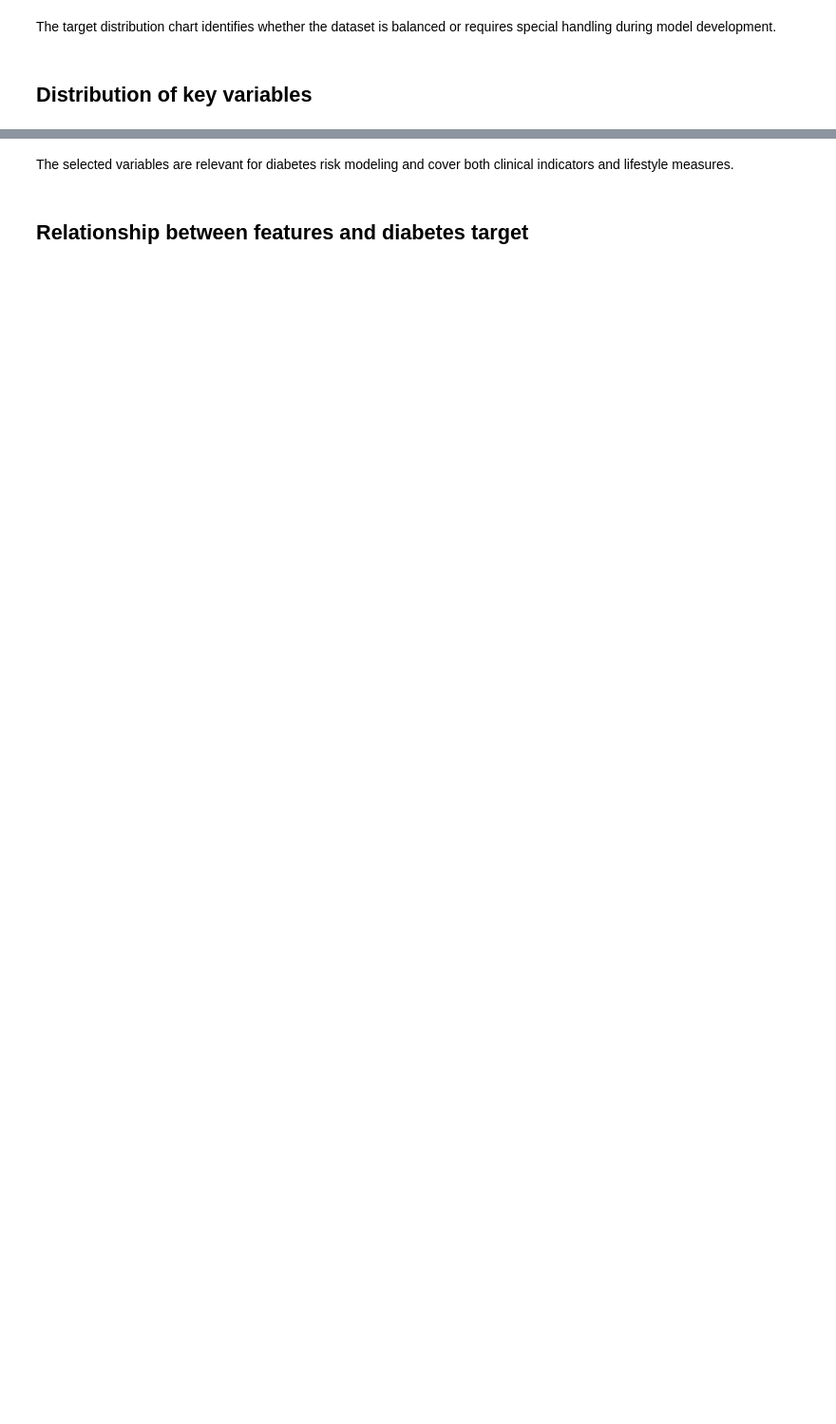
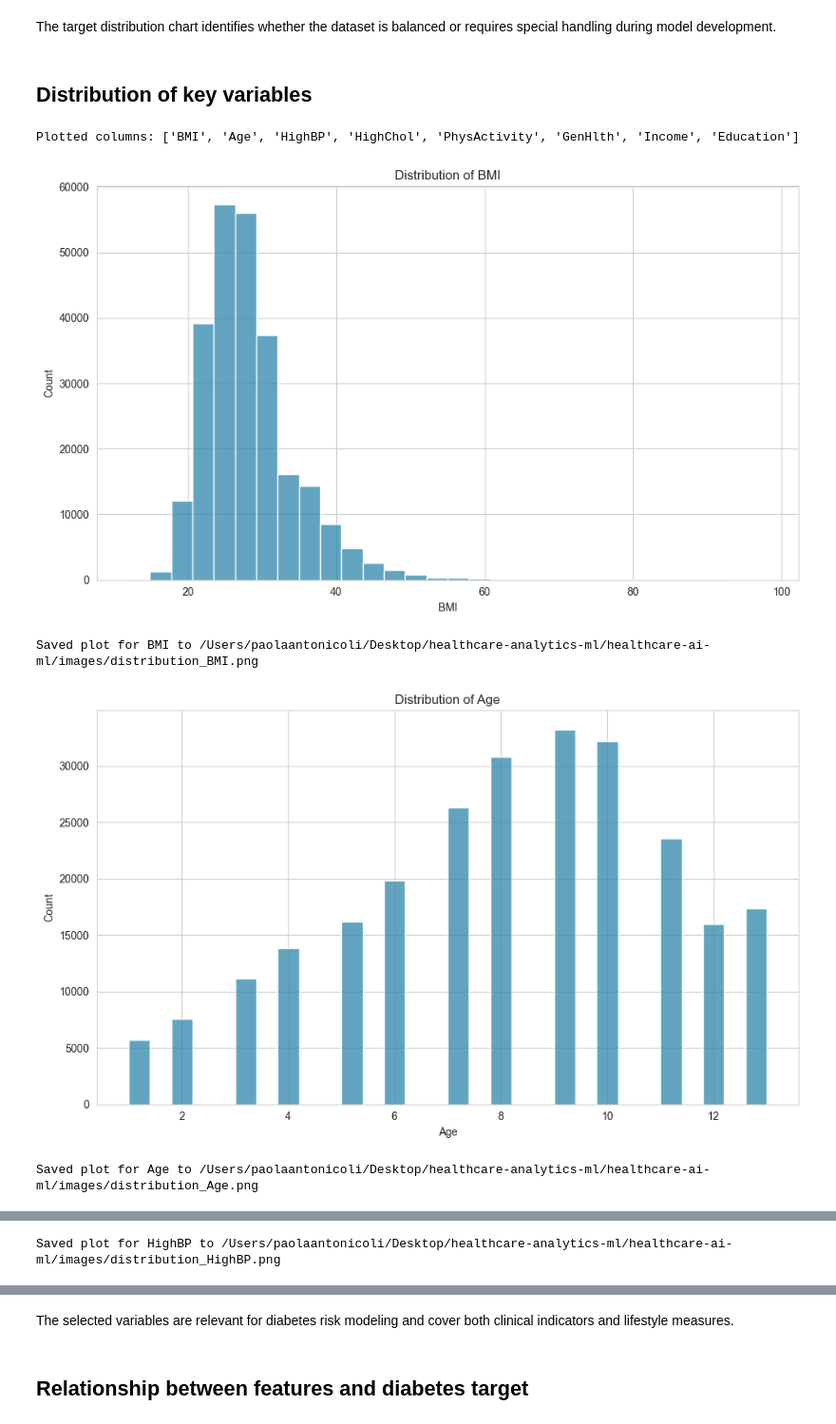
Before and after one commit to paola12antonicoli/diabetes-risk-prediction, a Jupyter notebook: healthcare-ai-ml/notebooks/02_eda.ipynb, the cells around one changed output, grey strips where cells are left out. Shown: that part at 95% size. Saved outputs shown, nothing was run; the diff lists cells and outputs as text; code cells hidden in the pictures; blank space fills up the shorter version.

```diff
--- a/healthcare-ai-ml/notebooks/02_eda.ipynb
+++ b/healthcare-ai-ml/notebooks/02_eda.ipynb
@@ -73,20 +107,26 @@ The target distribution chart identifies whether the dataset is balanced or requ
 # %%
 key_columns = ['BMI', 'Age', 'HighBP', 'HighChol', 'PhysActivity', 'GenHlth', 'Income', 'Education']
 available_columns = [col for col in key_columns if col in df.columns]
 print('Plotted columns:', available_columns)
 
 for col in available_columns:
     plt.figure()
     if pd.api.types.is_numeric_dtype(df[col]):
         sns.histplot(df[col].dropna(), kde=False, bins=30, color='#2E86AB')
         plt.xlabel(col)
         plt.title(f'Distribution of {col}')
     else:
-        sns.countplot(x=col, data=df, palette='deep')
+        sns.countplot(x=col, data=df, hue=col, palette='deep', legend=False)
         plt.title(f'Distribution of {col}')
         plt.xticks(rotation=45, ha='right')
     plot_path = OUTPUT_DIR / f'distribution_{col}.png'
     plt.tight_layout()
     plt.savefig(plot_path)
     plt.show()
     print(f'Saved plot for {col} to {plot_path}')
+# %% [output]
+Plotted columns: ['BMI', 'Age', 'HighBP', 'HighChol', 'PhysActivity', 'GenHlth', 'Income', 'Education']
+[figure, added]
+Saved plot for BMI to /Users/paolaantonicoli/Desktop/healthcare-analytics-ml/healthcare-ai-ml/images/distribution_BMI.png
+[figure, added]
+Saved plot for Age to /Users/paolaantonicoli/Desktop/healthcare-analytics-ml/healthcare-ai-ml/images/distribution_Age.png
@@ -92,0 +134 @@ for col in available_columns:
+Saved plot for HighBP to /Users/paolaantonicoli/Desktop/healthcare-analytics-ml/healthcare-ai-ml/images/distribution_HighBP.png
```
Also changed, not shown: parts of 20 cells of this notebook, 40 other files.
